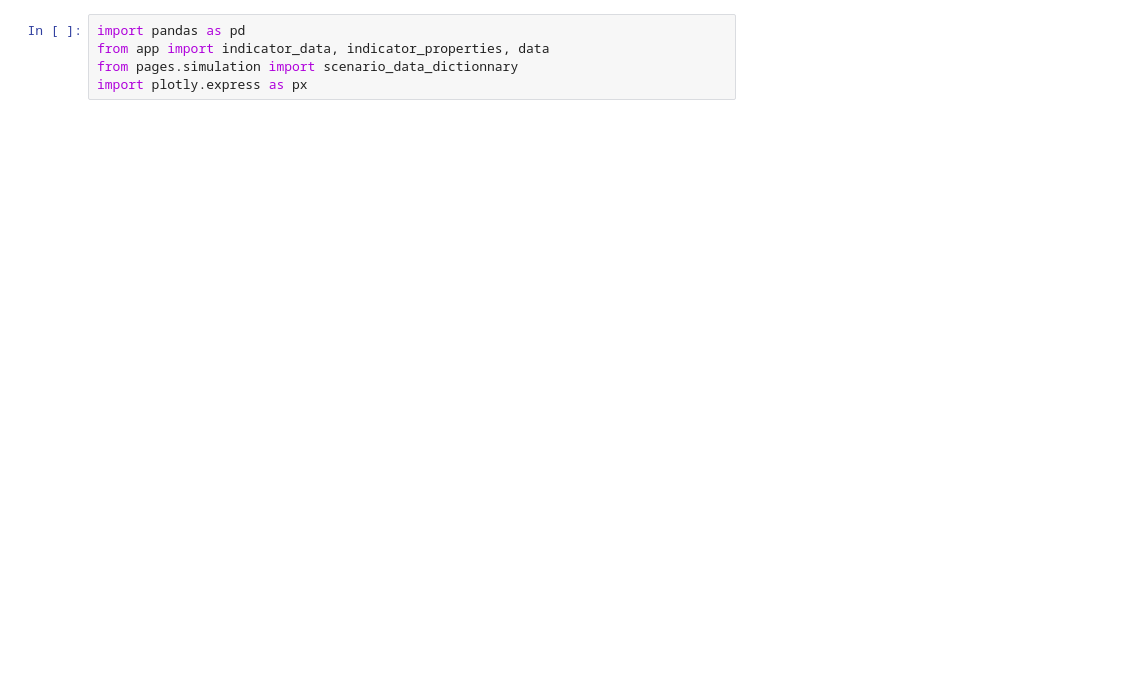
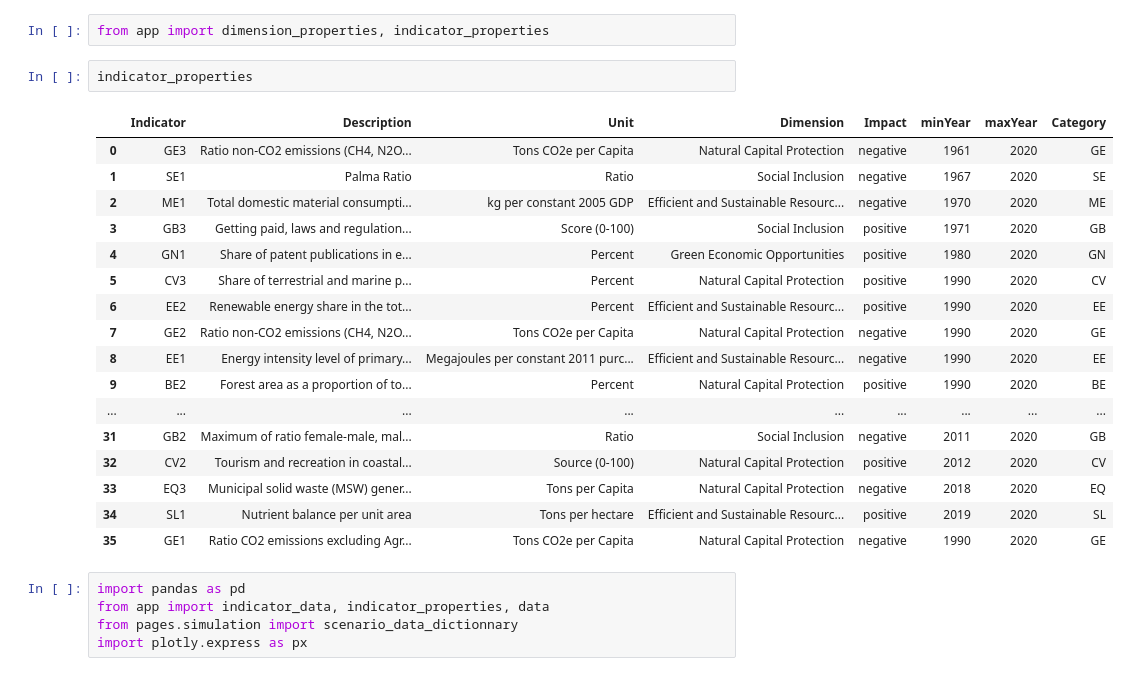
Before and after one commit to simonzabrocki/SimulationDashboard, a Jupyter notebook: draft.ipynb, the cells around one changed output. Drawn from its saved outputs; the diff is of its cells as text; blank space fills up the shorter version.

```diff
--- a/draft.ipynb
+++ b/draft.ipynb
@@ -1,3 +1,25 @@
+# %%
+from app import dimension_properties, indicator_properties
+# %%
+indicator_properties
+# %% [output]
+|  | Indicator | Description | Unit | Dimension | Impact | minYear | maxYear | Category |
+| 0 | GE3 | Ratio non-CO2 emissions (CH4, N2O... | Tons CO2e per Capita | Natural Capital Protection | negative | 1961 | 2020 | GE |
+| 1 | SE1 | Palma Ratio | Ratio | Social Inclusion | negative | 1967 | 2020 | SE |
+| 2 | ME1 | Total domestic material consumpti... | kg per constant 2005 GDP | Efficient and Sustainable Resourc... | negative | 1970 | 2020 | ME |
+| 3 | GB3 | Getting paid, laws and regulation... | Score (0-100) | Social Inclusion | positive | 1971 | 2020 | GB |
+| 4 | GN1 | Share of patent publications in e... | Percent | Green Economic Opportunities | positive | 1980 | 2020 | GN |
+| 5 | CV3 | Share of terrestrial and marine p... | Percent | Natural Capital Protection | positive | 1990 | 2020 | CV |
+| 6 | EE2 | Renewable energy share in the tot... | Percent | Efficient and Sustainable Resourc... | positive | 1990 | 2020 | EE |
+| 7 | GE2 | Ratio non-CO2 emissions (CH4, N2O... | Tons CO2e per Capita | Natural Capital Protection | negative | 1990 | 2020 | GE |
+| 8 | EE1 | Energy intensity level of primary... | Megajoules per constant 2011 purc... | Efficient and Sustainable Resourc... | negative | 1990 | 2020 | EE |
+| 9 | BE2 | Forest area as a proportion of to... | Percent | Natural Capital Protection | positive | 1990 | 2020 | BE |
+| ... | ... | ... | ... | ... | ... | ... | ... | ... |
+| 31 | GB2 | Maximum of ratio female-male, mal... | Ratio | Social Inclusion | negative | 2011 | 2020 | GB |
+| 32 | CV2 | Tourism and recreation in coastal... | Source (0-100) | Natural Capital Protection | positive | 2012 | 2020 | CV |
+| 33 | EQ3 | Municipal solid waste (MSW) gener... | Tons per Capita | Natural Capital Protection | negative | 2018 | 2020 | EQ |
+| 34 | SL1 | Nutrient balance per unit area | Tons per hectare | Efficient and Sustainable Resourc... | positive | 2019 | 2020 | SL |
+| 35 | GE1 | Ratio CO2 emissions excluding Agr... | Tons CO2e per Capita | Natural Capital Protection | negative | 1990 | 2020 | GE |
 # %%
 import pandas as pd
 from app import indicator_data, indicator_properties, data
```
Also changed, not shown: parts of 2 cells of this notebook, 5 other files.
